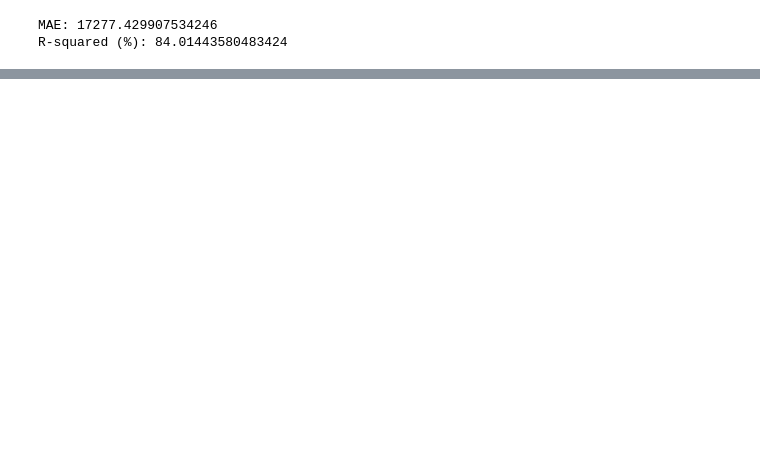
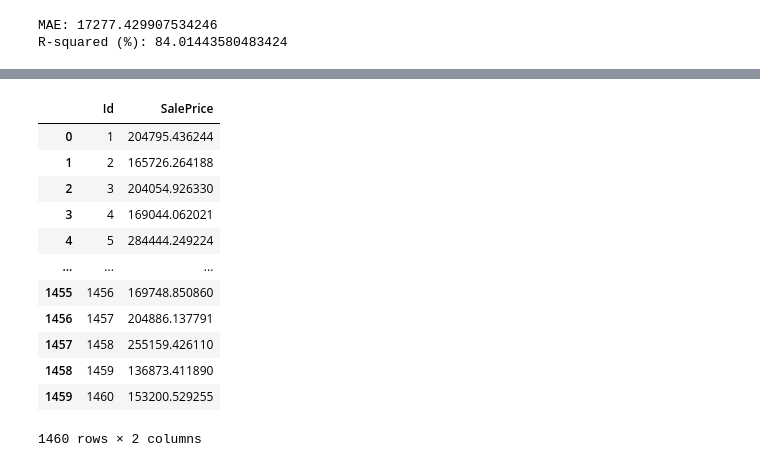
Before and after one commit to brmil07/Kaggle_Projects, a Jupyter notebook: house-prices-prediction.ipynb, the cells around one changed output, grey strips where cells are left out. Cells and saved outputs as stored; diff of their text form; code cells hidden in the pictures; blank space fills up the shorter version.

```diff
--- a/house-prices-prediction.ipynb
+++ b/house-prices-prediction.ipynb
@@ -309,0 +324,10 @@ print(results_df)
+# %%
+# Find the best model object based on its name
+best_model_index = model_name.index(best_model_name)
+best_model = models[best_model_index]
+# %%
+# Create a pipeline with the best model
+best_model_pipeline = Pipeline(steps=[('preprocessor', preprocessor),
+                                       ('model', best_model)])
+# Preprocessing of training data, fit the best model
+best_model_pipeline.fit(X_train, y_train)
@@ -310,8 +352,23 @@ print(results_df)
 # %%
-# Preprocessing of test data, fit model
-preds_test = clf.predict(X_test)
+# Preprocessing of test data, get predictions using the best model
+preds_test = best_model_pipeline.predict(X_test)
 # %%
 # Save test predictions to file
 output = pd.DataFrame({'Id': X_test.index,
                        'SalePrice': preds_test})
-output.to_csv('submission.csv', index=False)
+
+output
+# %% [output]
+|  | Id | SalePrice |
+| 0 | 1 | 204795.436244 |
+| 1 | 2 | 165726.264188 |
+| 2 | 3 | 204054.926330 |
+| 3 | 4 | 169044.062021 |
+| 4 | 5 | 284444.249224 |
+| ... | ... | ... |
+| 1455 | 1456 | 169748.850860 |
+| 1456 | 1457 | 204886.137791 |
+| 1457 | 1458 | 255159.426110 |
+| 1458 | 1459 | 136873.411890 |
+| 1459 | 1460 | 153200.529255 |
+1460 rows × 2 columns
```
Also changed, not shown: parts of 13 cells of this notebook.
